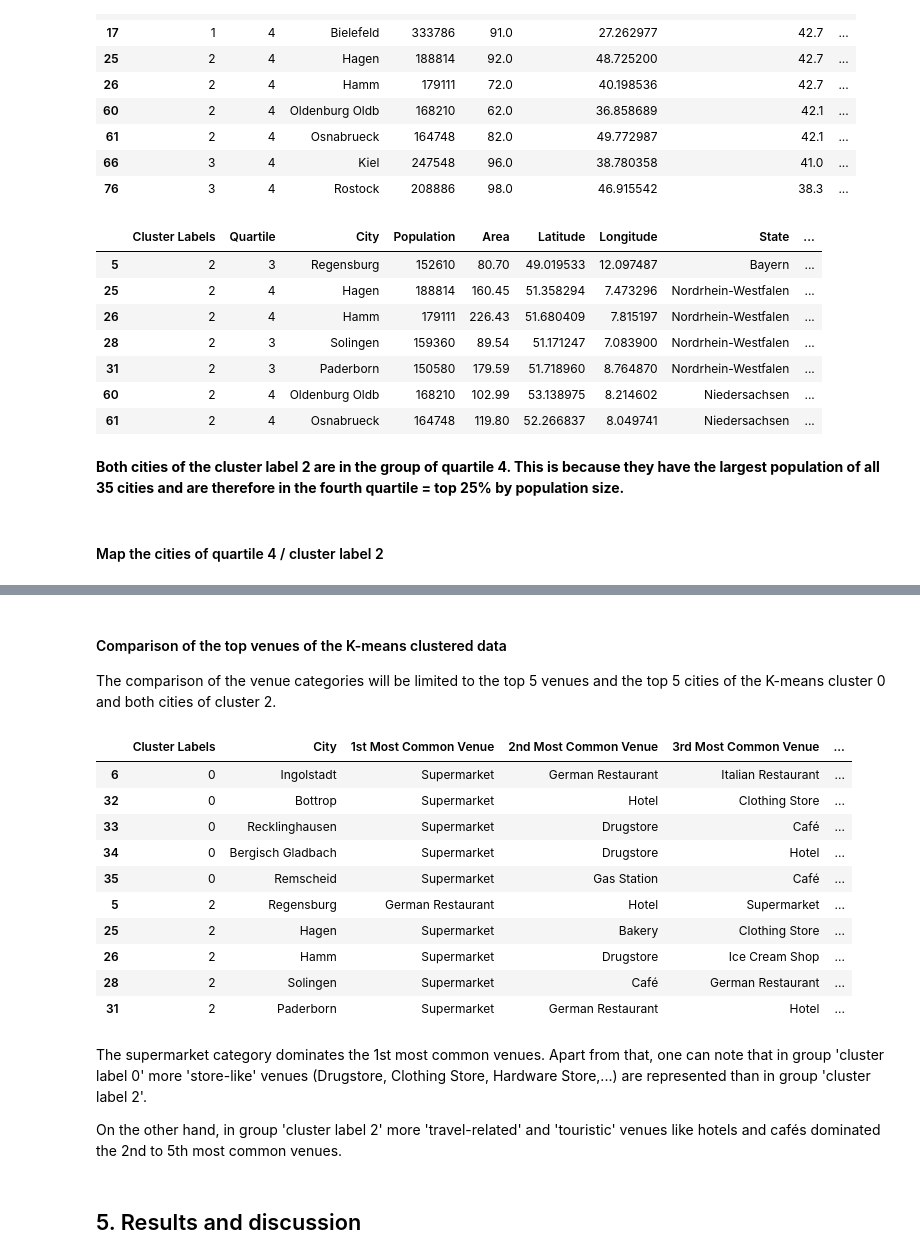
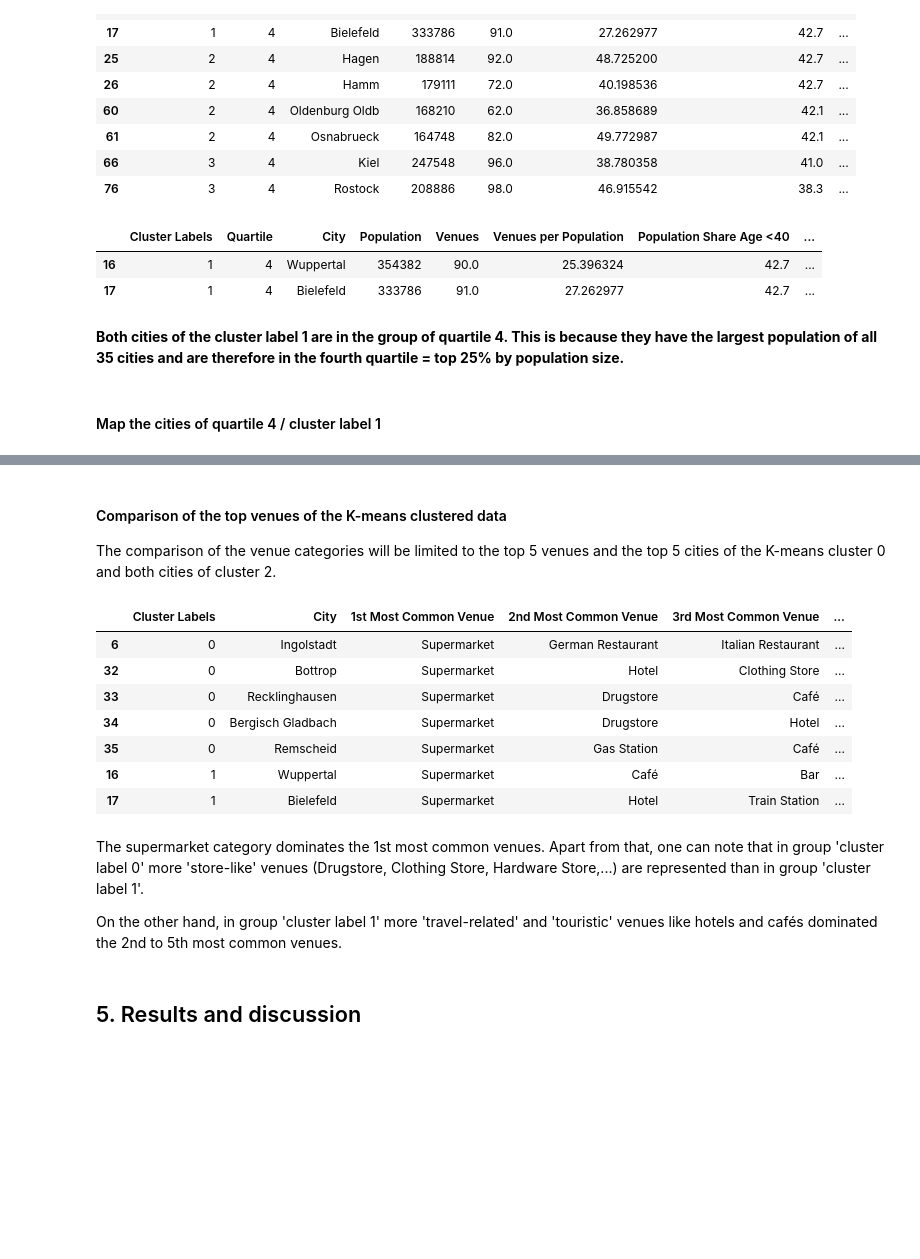
Before and after one commit to larsandreae/Coursera_Capstone, a Jupyter notebook: PGA_Cap_wk2_Capstone_v2.ipynb, the cells around one changed output, grey strips where cells are left out. Drawn from its saved outputs; the diff is of its cells as text; code cells hidden in the pictures; blank space fills up the shorter version.

```diff
--- a/PGA_Cap_wk2_Capstone_v2.ipynb
+++ b/PGA_Cap_wk2_Capstone_v2.ipynb
@@ -433,21 +435,16 @@ df_q4[cols]
 | 66 | 3 | 4 | Kiel | 247548 | 96.0 | 38.780358 | 41.0 | ... |
 | 76 | 3 | 4 | Rostock | 208886 | 98.0 | 46.915542 | 38.3 | ... |
 # %%
-df_c3 = cities_age_venues_grouped_less100[cities_age_venues_grouped_less100['Cluster Labels']==2]
-df_c3[cols]
+df_ckm = cities_age_venues_grouped_less100[cities_age_venues_grouped_less100['Cluster Labels']==1]
+df_ckm[cols]
 # %% [output]
-|  | Cluster Labels | Quartile | City | Population | Area | Latitude | Longitude | State | ... |
-| 5 | 2 | 3 | Regensburg | 152610 | 80.70 | 49.019533 | 12.097487 | Bayern | ... |
-| 25 | 2 | 4 | Hagen | 188814 | 160.45 | 51.358294 | 7.473296 | Nordrhein-Westfalen | ... |
-| 26 | 2 | 4 | Hamm | 179111 | 226.43 | 51.680409 | 7.815197 | Nordrhein-Westfalen | ... |
-| 28 | 2 | 3 | Solingen | 159360 | 89.54 | 51.171247 | 7.083900 | Nordrhein-Westfalen | ... |
-| 31 | 2 | 3 | Paderborn | 150580 | 179.59 | 51.718960 | 8.764870 | Nordrhein-Westfalen | ... |
-| 60 | 2 | 4 | Oldenburg Oldb | 168210 | 102.99 | 53.138975 | 8.214602 | Niedersachsen | ... |
-| 61 | 2 | 4 | Osnabrueck | 164748 | 119.80 | 52.266837 | 8.049741 | Niedersachsen | ... |
+|  | Cluster Labels | Quartile | City | Population | Venues | Venues per Population | Population Share Age <40 | ... |
+| 16 | 1 | 4 | Wuppertal | 354382 | 90.0 | 25.396324 | 42.7 | ... |
+| 17 | 1 | 4 | Bielefeld | 333786 | 91.0 | 27.262977 | 42.7 | ... |
 # %% [markdown]
-**Both cities of the cluster label 2 are in the group of quartile 4. This is because they have the largest population of all 35 cities and are therefore in the fourth quartile = top 25% by population size.**
+**Both cities of the cluster label 1 are in the group of quartile 4. This is because they have the largest population of all 35 cities and are therefore in the fourth quartile = top 25% by population size.**
 # %% [markdown]
-#### Map the cities of quartile 4 / cluster label 2
+#### Map the cities of quartile 4 / cluster label 1
 # %%
 # create a blank map
 map_fed_cities = folium.Map(location=[51.351, 10.454], zoom_start=5.5)
@@ -491,12 +488,12 @@ map_fed_cities
 #### Comparison of the top venues of the K-means clustered data
 The comparison of the venue categories will be limited to the top 5 venues and the top 5 cities of the K-means cluster 0 and both cities of cluster 2.
 # %%
-df_c0 = cities_age_venues_grouped_less100[cities_age_venues_grouped_less100['Cluster Labels']==0]
-df_c3 = cities_age_venues_grouped_less100[cities_age_venues_grouped_less100['Cluster Labels']==2]
+df_ckml = cities_age_venues_grouped_less100[cities_age_venues_grouped_less100['Cluster Labels']==0]
+df_ckmh = cities_age_venues_grouped_less100[cities_age_venues_grouped_less100['Cluster Labels']==1]
 
 df_topvenues = pd.concat([
-    df_c0.loc[:, ['Cluster Labels', 'City', '1st Most Common Venue', '2nd Most Common Venue', '3rd Most Common Venue', '4th Most Common Venue', '5th Most Common Venue']].head(5),
-    df_c3.loc[:, ['Cluster Labels', 'City', '1st Most Common Venue', '2nd Most Common Venue', '3rd Most Common Venue', '4th Most Common Venue', '5th Most Common Venue']].head(5)])
+    df_ckml.loc[:, ['Cluster Labels', 'City', '1st Most Common Venue', '2nd Most Common Venue', '3rd Most Common Venue', '4th Most Common Venue', '5th Most Common Venue']].head(5),
+    df_ckmh.loc[:, ['Cluster Labels', 'City', '1st Most Common Venue', '2nd Most Common Venue', '3rd Most Common Venue', '4th Most Common Venue', '5th Most Common Venue']].head(5)])
 df_topvenues
 # %% [output]
 |  | Cluster Labels | City | 1st Most Common Venue | 2nd Most Common Venue | 3rd Most Common Venue | ... |
@@ -505,16 +502,13 @@ df_topvenues
 | 33 | 0 | Recklinghausen | Supermarket | Drugstore | Café | ... |
 | 34 | 0 | Bergisch Gladbach | Supermarket | Drugstore | Hotel | ... |
 | 35 | 0 | Remscheid | Supermarket | Gas Station | Café | ... |
-| 5 | 2 | Regensburg | German Restaurant | Hotel | Supermarket | ... |
-| 25 | 2 | Hagen | Supermarket | Bakery | Clothing Store | ... |
-| 26 | 2 | Hamm | Supermarket | Drugstore | Ice Cream Shop | ... |
-| 28 | 2 | Solingen | Supermarket | Café | German Restaurant | ... |
-| 31 | 2 | Paderborn | Supermarket | German Restaurant | Hotel | ... |
+| 16 | 1 | Wuppertal | Supermarket | Café | Bar | ... |
+| 17 | 1 | Bielefeld | Supermarket | Hotel | Train Station | ... |
 # %% [markdown]
 The supermarket category dominates the 1st most common venues.
-Apart from that, one can note that in group 'cluster label 0' more 'store-like' venues (Drugstore, Clothing Store, Hardware Store,...) are represented than in group 'cluster label 2'.
+Apart from that, one can note that in group 'cluster label 0' more 'store-like' venues (Drugstore, Clothing Store, Hardware Store,...) are represented than in group 'cluster label 1'.
 
-On the other hand, in group 'cluster label 2' more 'travel-related' and 'touristic' venues like hotels and cafés dominated the 2nd to 5th most common venues.
+On the other hand, in group 'cluster label 1' more 'travel-related' and 'touristic' venues like hotels and cafés dominated the 2nd to 5th most common venues.
 # %% [markdown]
 ## 5. Results and discussion
 # %% [markdown]
```
Also changed, not shown: parts of 3 cells of this notebook.
